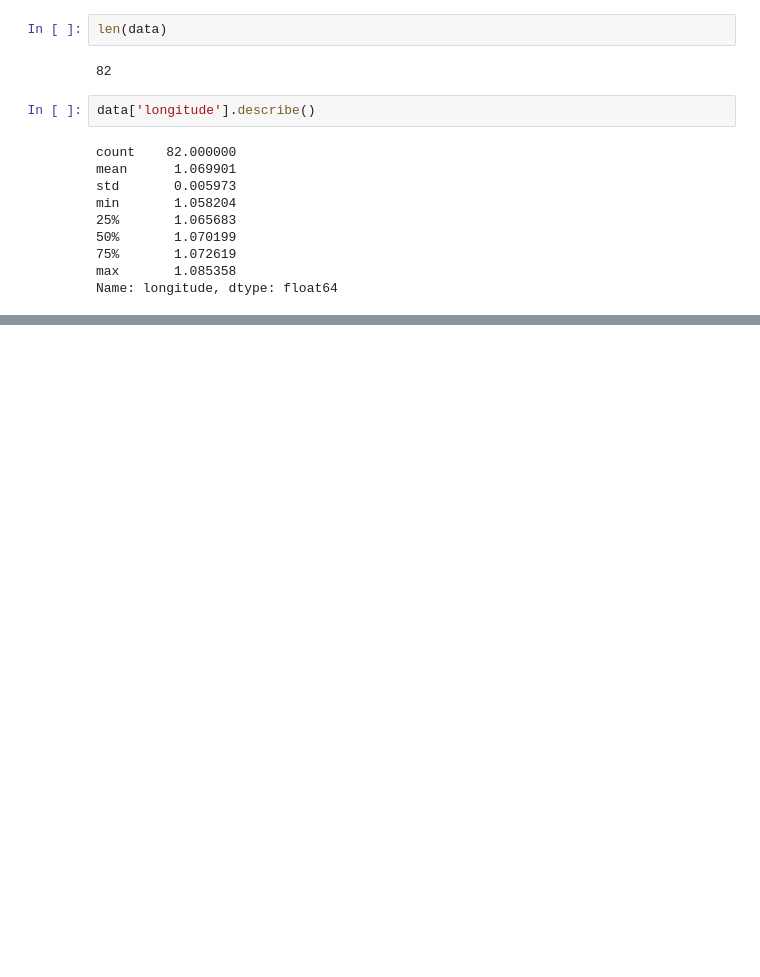
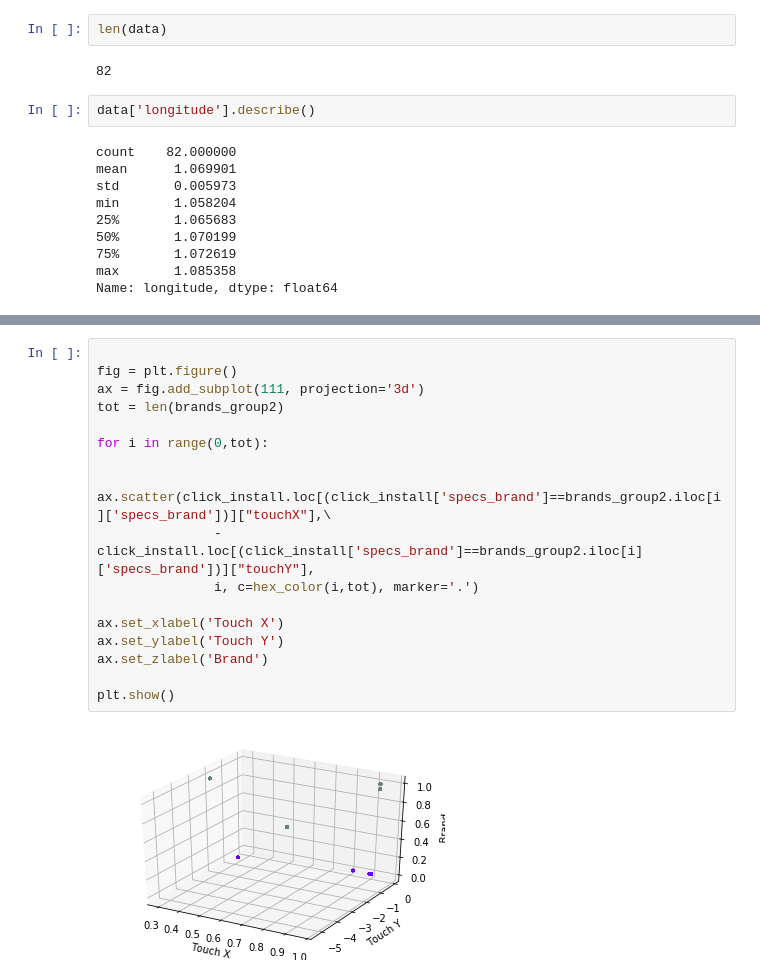
Before and after one commit to bebetosaba/7506-datos-1C2019, a Jupyter notebook: TP1/analisis.ipynb, the cells around one changed output, grey strips where cells are left out. Drawn from its saved outputs; the diff is of its cells as text; blank space fills up the shorter version.

```diff
--- a/TP1/analisis.ipynb
+++ b/TP1/analisis.ipynb
@@ -350,0 +394,19 @@ Name: longitude, dtype: float64
+# %%
+
+fig = plt.figure()
+ax = fig.add_subplot(111, projection='3d')
+tot = len(brands_group2)
+
+for i in range(0,tot):
+
+    ax.scatter(click_install.loc[(click_install['specs_brand']==brands_group2.iloc[i]['specs_brand'])]["touchX"],\
+               -click_install.loc[(click_install['specs_brand']==brands_group2.iloc[i]['specs_brand'])]["touchY"],
+               i, c=hex_color(i,tot), marker='.')
+
+ax.set_xlabel('Touch X')
+ax.set_ylabel('Touch Y')
+ax.set_zlabel('Brand')
+
+plt.show()
+# %% [output]
+[figure, added]
```
Also changed, not shown: parts of 14 cells of this notebook.
